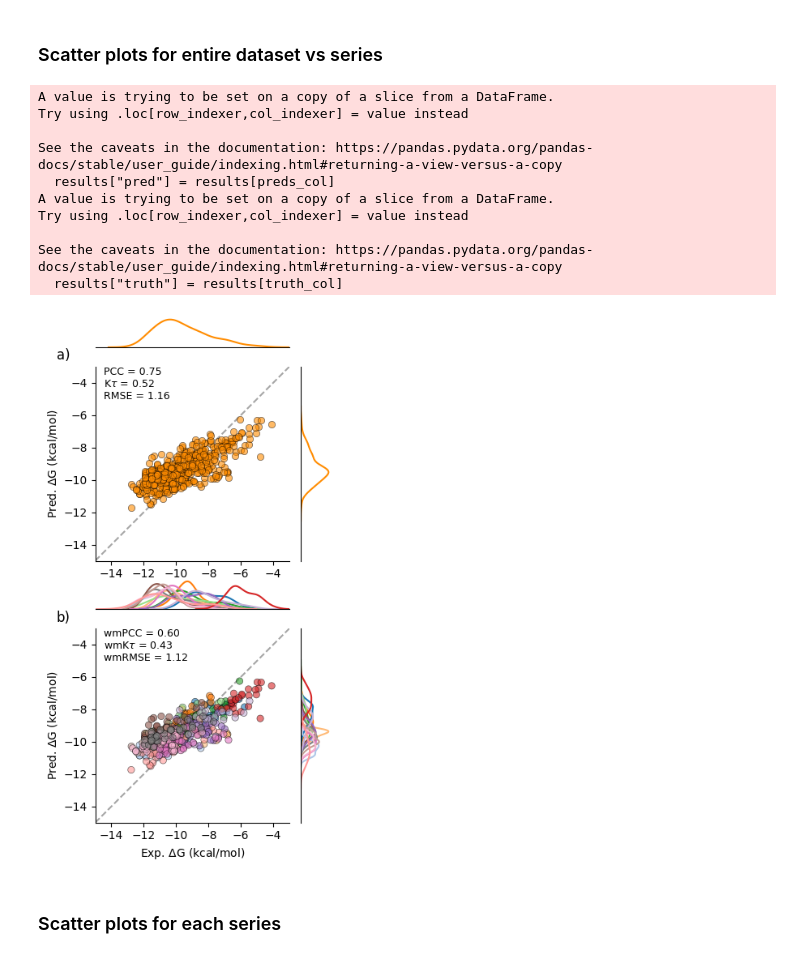
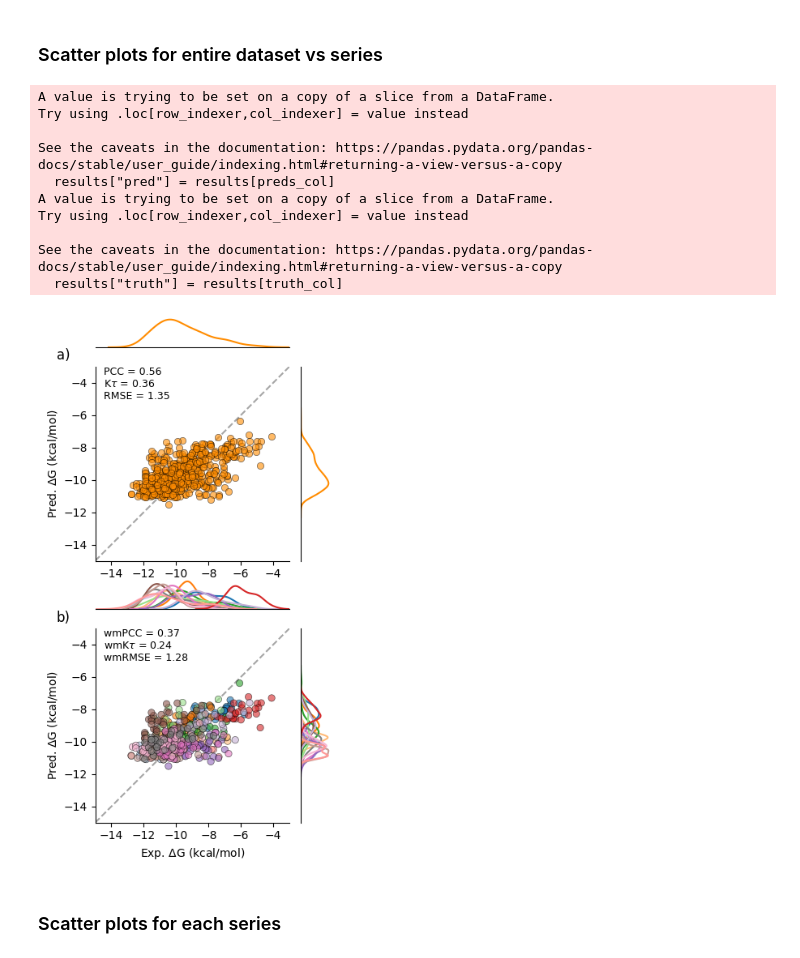
Before and after one commit to matthewtwarren/aev-plig-paper, a Jupyter notebook: figures/AEV-PLIG_figures.ipynb, the cells around one changed output. Saved outputs shown, nothing was run; the diff lists cells and outputs as text; code cells hidden in the pictures.

Commit message:
Update figure 5

```diff
--- a/figures/AEV-PLIG_figures.ipynb
+++ b/figures/AEV-PLIG_figures.ipynb
@@ -1169,36 +1217,36 @@ def plot_scatter_with_marginals_2(df, group_metrics, x_col, y_col, group_col, ou
 results = pd.read_csv(
     os.path.join(
         data_path,
-        "bindingnet_bindingdb/AEV-PLIG_fep_benchmark_pdbbind_U_bindingnet_U_bindingdb_ligsim90_predictions.csv",
+        "baseline/AEV-PLIG_fep_benchmark_pdbbind_ligsim90_predictions.csv",
     )
 )
 results["preds"] = [pk_to_dg(pk) for pk in results["preds"]]
 results = results.merge(fep_index, how="left", on="unique_id")
 
 counts = pd.DataFrame(results["group_id"].value_counts())
 groups = list(counts[counts["count"] >= 25].index)
 
 results_min25lig = results[results["group_id"].isin(groups)]
 
 aevplig_data = get_performance_df(results_min25lig, 'preds', 'Exp. dG (kcal/mol)', groups)
 
 aev_wpcc = weighted_mean(np.array(aevplig_data["Sample size"]), np.array(aevplig_data["Pearson's R"]))
 aev_wktau = weighted_mean(np.array(aevplig_data["Sample size"]), np.array(aevplig_data["Kendall's Tau"]))
 aev_wrmse = weighted_mean(np.array(aevplig_data["Sample size"]), np.array(aevplig_data["RMSE"]))
 
 plot_scatter_with_marginals_2(results_min25lig, [aev_wpcc, aev_wktau, aev_wrmse], 'Exp. dG (kcal/mol)', 'preds', 'group_id', outpath='fep-benchmarks-series-combined-scatter.png')
 # %% [output]
 A value is trying to be set on a copy of a slice from a DataFrame.
 Try using .loc[row_indexer,col_indexer] = value instead
 
 See the caveats in the documentation: https://pandas.pydata.org/pandas-docs/stable/user_guide/indexing.html#returning-a-view-versus-a-copy
   results["pred"] = results[preds_col]
 A value is trying to be set on a copy of a slice from a DataFrame.
 Try using .loc[row_indexer,col_indexer] = value instead
 
 See the caveats in the documentation: https://pandas.pydata.org/pandas-docs/stable/user_guide/indexing.html#returning-a-view-versus-a-copy
   results["truth"] = results[truth_col]
-[figure, old version]
+[figure, new version]
 # %% [markdown]
 ### Scatter plots for each series
 # %%
```
Also changed, not shown: parts of 4 cells of this notebook, 3 other files.
